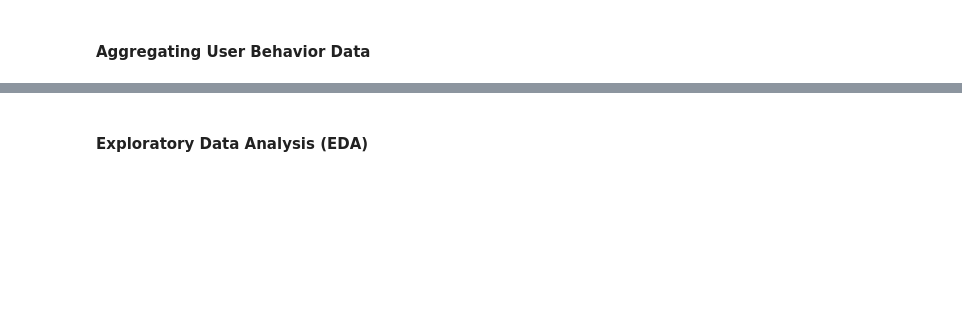
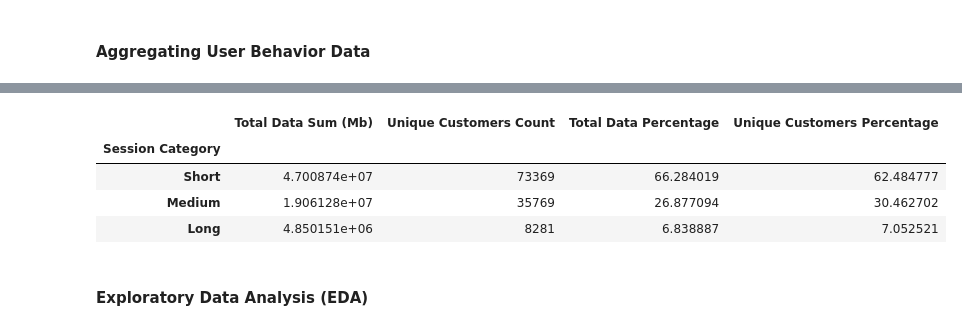
Before and after one commit to abrahamshimelis/TellCo-telecom, a Jupyter notebook: notebooks/data-quality-check.ipynb, the cells around one changed output, grey strips where cells are left out. Drawn from its saved outputs; the diff is of its cells as text; code cells hidden in the pictures; blank space fills up the shorter version.

```diff
--- a/notebooks/data-quality-check.ipynb
+++ b/notebooks/data-quality-check.ipynb
@@ -306,3 +513,26 @@ print(users_count)
+# %%
+# Define session duration categories
+df['Session Category'] = pd.cut(df['Dur. (hr)'], bins=[0, 29, 60, float('inf')], labels=['Short', 'Medium', 'Long'])
+
+# Group by session category and calculate sum of data usage and count of unique customers
+usage_analysis = df.groupby('Session Category').agg({'Total Data (Mb)': 'sum', 'MSISDN/Number': 'nunique'})
+
+# Rename the columns for clarity
+usage_analysis = usage_analysis.rename(columns={'Total Data (Mb)': 'Total Data Sum (Mb)', 'MSISDN/Number': 'Unique Customers Count'})
+
+# Calculate percentage columns
+total_data_sum = usage_analysis['Total Data Sum (Mb)'].sum()
+usage_analysis['Total Data Percentage'] = (usage_analysis['Total Data Sum (Mb)'] / total_data_sum) * 100
+usage_analysis['Unique Customers Percentage'] = (usage_analysis['Unique Customers Count'] / usage_analysis['Unique Customers Count'].sum()) * 100
+
+# Print the results
+usage_analysis.head(10)
+# %% [output]
+|  | Total Data Sum (Mb) | Unique Customers Count | Total Data Percentage | Unique Customers Percentage |
+| Session Category |  |  |  |  |
+| Short | 4.700874e+07 | 73369 | 66.284019 | 62.484777 |
+| Medium | 1.906128e+07 | 35769 | 26.877094 | 30.462702 |
+| Long | 4.850151e+06 | 8281 | 6.838887 | 7.052521 |
 # %%
 # Convert 'Start' to datetime format using .loc to avoid SettingWithCopyWarning
 df_relevant.loc[:, 'Start'] = pd.to_datetime(df_relevant['Start'])
```
Also changed, not shown: parts of 28 cells of this notebook.
